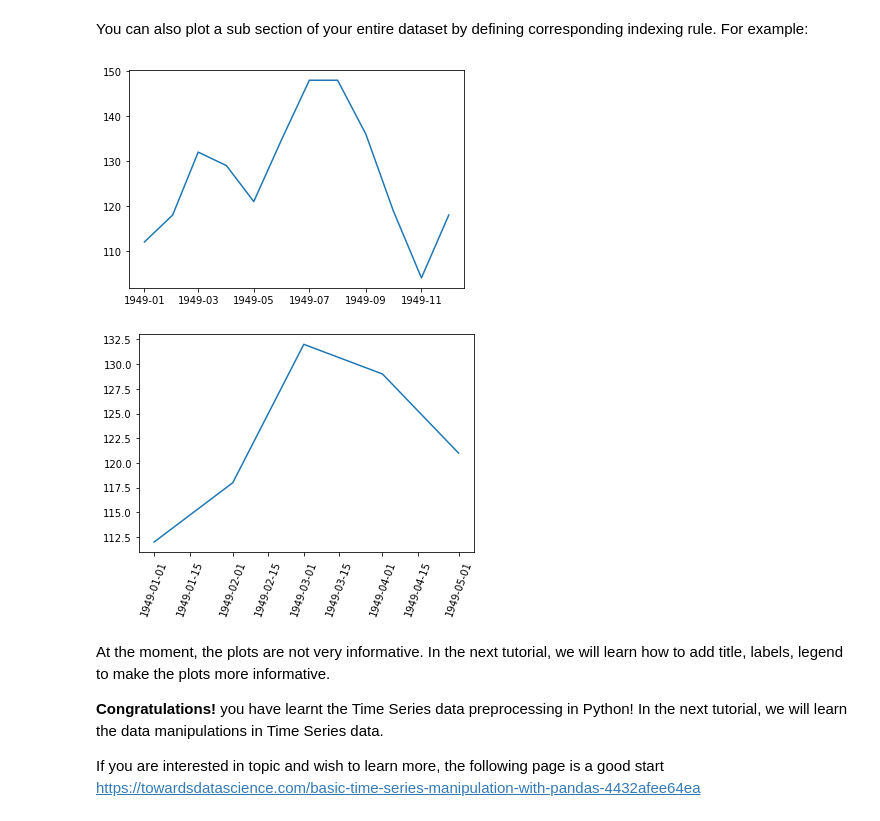
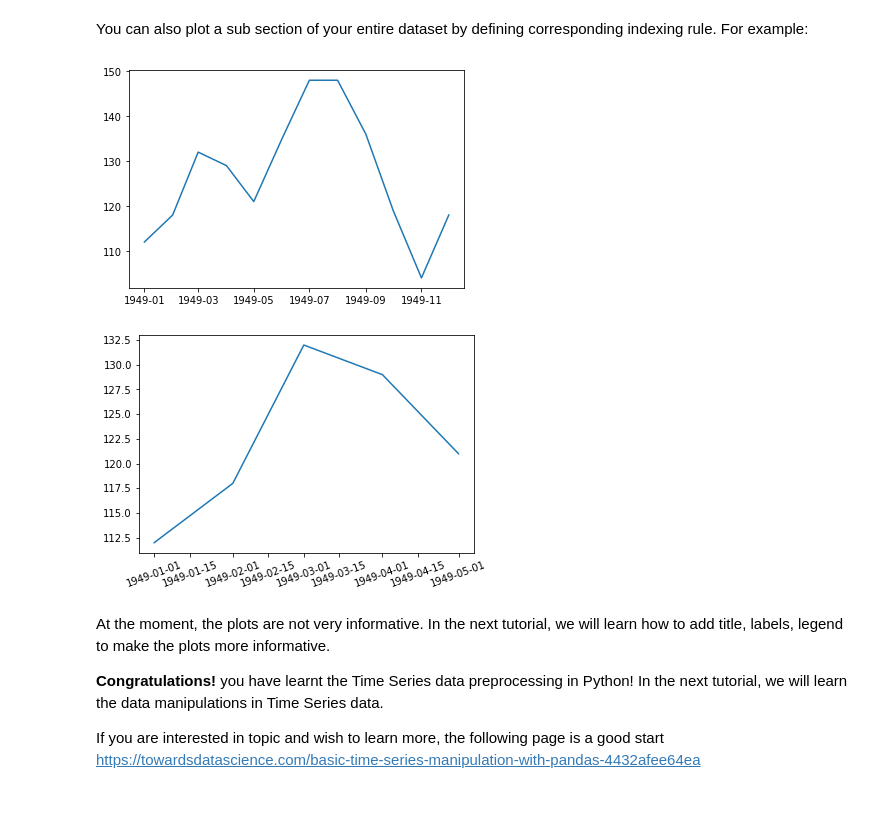
Before and after one commit to YangChingYu/6840CODE, a Jupyter notebook: Week1/Tutorial 01.ipynb, the cells around one changed output. Cells and saved outputs as stored; diff of their text form; code cells hidden in the pictures.

```diff
--- a/Week1/Tutorial 01.ipynb
+++ b/Week1/Tutorial 01.ipynb
@@ -285,17 +302,17 @@ You can also plot a sub section of your entire dataset by defining corresponding
 # %%
 ts1 = ts['1949']
 plt.figure()
 plt.plot(ts1)
 plt.show()
 
 ts2 = ts['1949-01-01':'1949-05-01']
 plt.figure()
 plt.plot(ts2)
-plt.xticks(rotation=70)
+plt.xticks(rotation=20)
 plt.show()
 # %% [output]
 [figure]
-[figure, old version]
+[figure, new version]
 # %% [markdown]
 At the moment, the plots are not very informative. In the next tutorial, we will learn how to add title, labels, legend to make the plots more informative.
 
```
Also changed, not shown: parts of 2 cells of this notebook, 2 other files.
